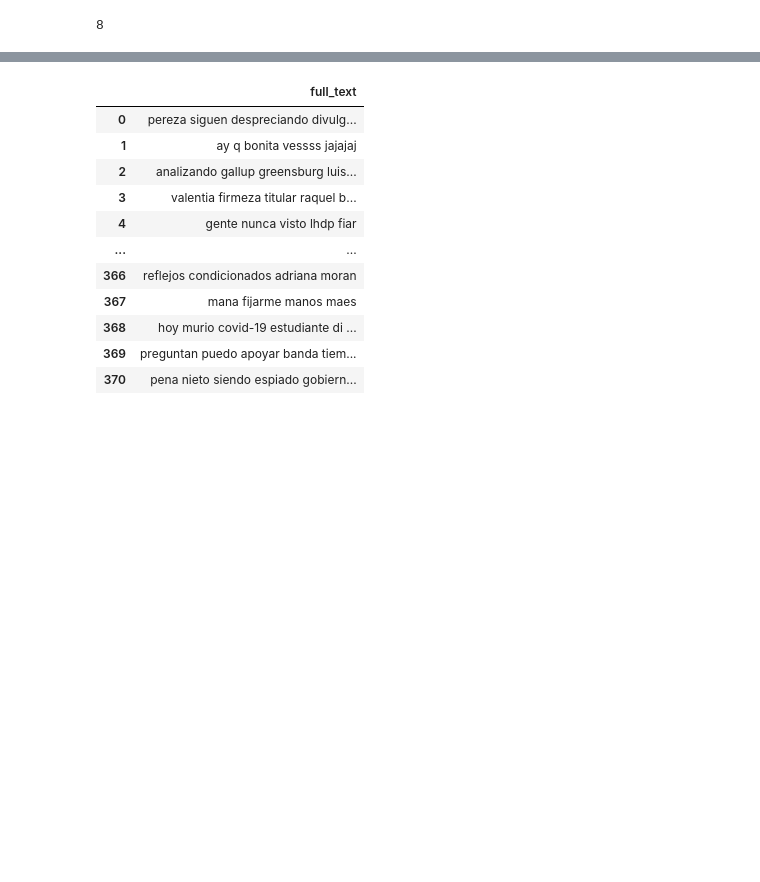
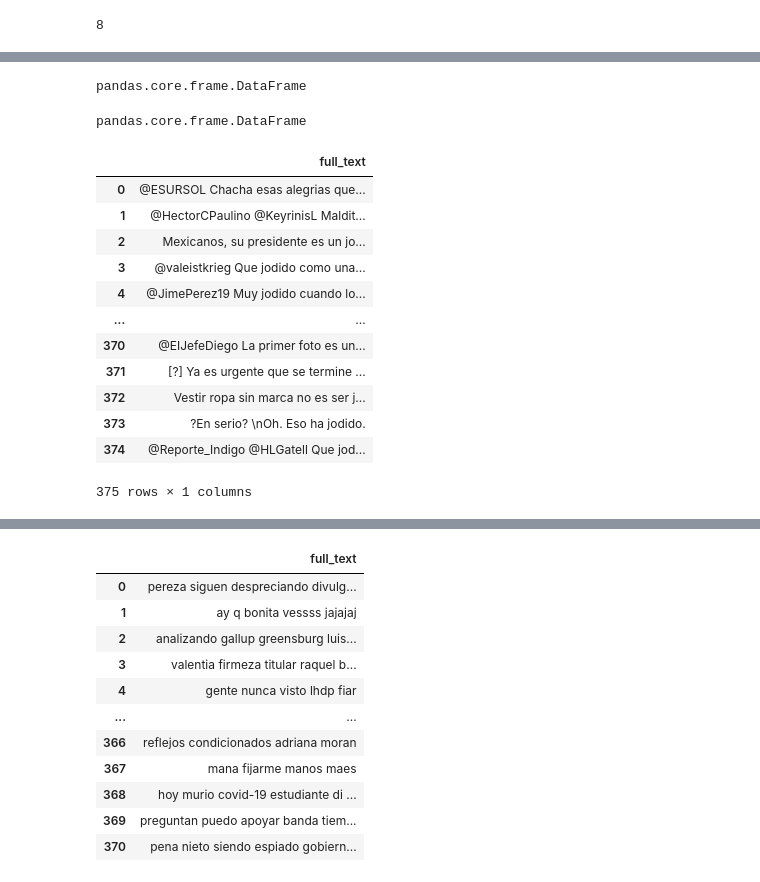
Before and after one commit to xuxoramos/discriminamometro, a Jupyter notebook: discriminamometro/scripts/03_SVM_nuevos_embeddings.ipynb, the cells around one changed output, grey strips where cells are left out. Cells and saved outputs as stored; diff of their text form; code cells hidden in the pictures; blank space fills up the shorter version.

```diff
--- a/discriminamometro/scripts/03_SVM_nuevos_embeddings.ipynb
+++ b/discriminamometro/scripts/03_SVM_nuevos_embeddings.ipynb
@@ -40,3 +29,31 @@ pd_Neutro
+# %%
+type(pd_Neutro)
+# %% [output]
+pandas.core.frame.DataFrame
+# %%
+type(pd_Apariencia)
+# %% [output]
+pandas.core.frame.DataFrame
+# %%
+pd_Apariencia = pd_Apariencia['full_text']
+# %%
+pd_Apariencia = pd_Apariencia.to_frame()
+# %%
+pd_Apariencia
+# %% [output]
+|  | full_text |
+| 0 | @ESURSOL Chacha esas alegrias que... |
+| 1 | @HectorCPaulino @KeyrinisL Maldit... |
+| 2 | Mexicanos, su presidente es un jo... |
+| 3 | @valeistkrieg Que jodido como una... |
+| 4 | @JimePerez19 Muy jodido cuando lo... |
+| ... | ... |
+| 370 | @EIJefeDiego La primer foto es un... |
+| 371 | [?] Ya es urgente que se termine ... |
+| 372 | Vestir ropa sin marca no es ser j... |
+| 373 | ?En serio? \nOh. Eso ha jodido. |
+| 374 | @Reporte_Indigo @HLGatell Que jod... |
+375 rows × 1 columns
 # %%
 # Hacemos el proceso de limpieza
 obj_Discr.str_StopWords='StopWords.p'
```
Also changed, not shown: parts of 41 cells of this notebook, 1 other file.
